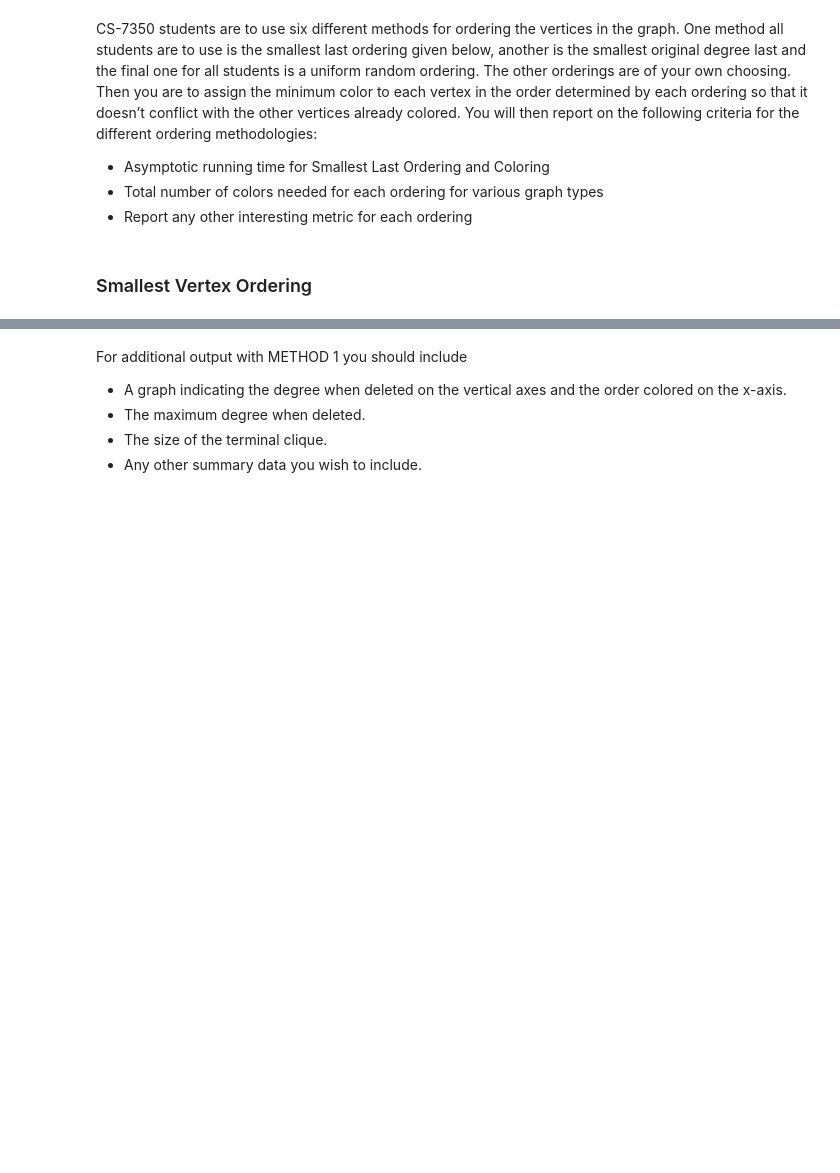
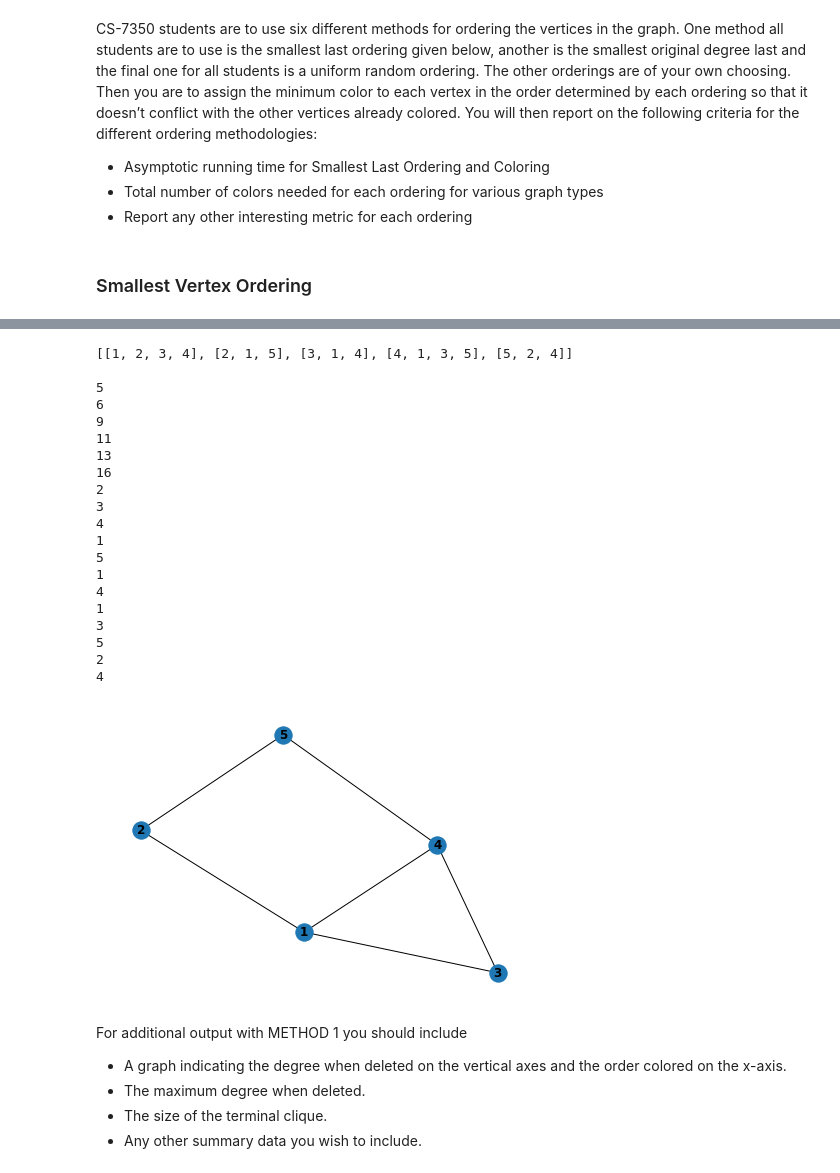
Before and after one commit to diogo-fae/Graph-Coloring-Analysis, a Jupyter notebook: Graph-Coloring.ipynb, the cells around one changed output, grey strips where cells are left out. Saved outputs shown, nothing was run; the diff lists cells and outputs as text; code cells hidden in the pictures; blank space fills up the shorter version.

```diff
--- a/Graph-Coloring.ipynb
+++ b/Graph-Coloring.ipynb
@@ -343,3 +422,37 @@ vertex may be printed as the coloring is assigned.
+# %%
+class Graph:
+    def __init__(self, adj):
+        self.nodes = len(adj)
+        self.adj = adj
+
+    def print(self):
+        printGraph(self.adj)
+        print_graph(self.adj)
+# %%
+g = Graph(handOut)
+g.print()
+# %% [output]
+[[1, 2, 3, 4], [2, 1, 5], [3, 1, 4], [4, 1, 3, 5], [5, 2, 4]]
+
+5
+6
+9
+11
+13
+16
+2
+3
+4
+1
+5
+1
+4
+1
+3
+5
+2
+4
+[figure, added]
 # %% [markdown]
 For additional output with METHOD 1 you should include
 * A graph indicating the degree when deleted on the vertical axes and the order colored on the x-axis.
```
Also changed, not shown: parts of 14 cells of this notebook.
